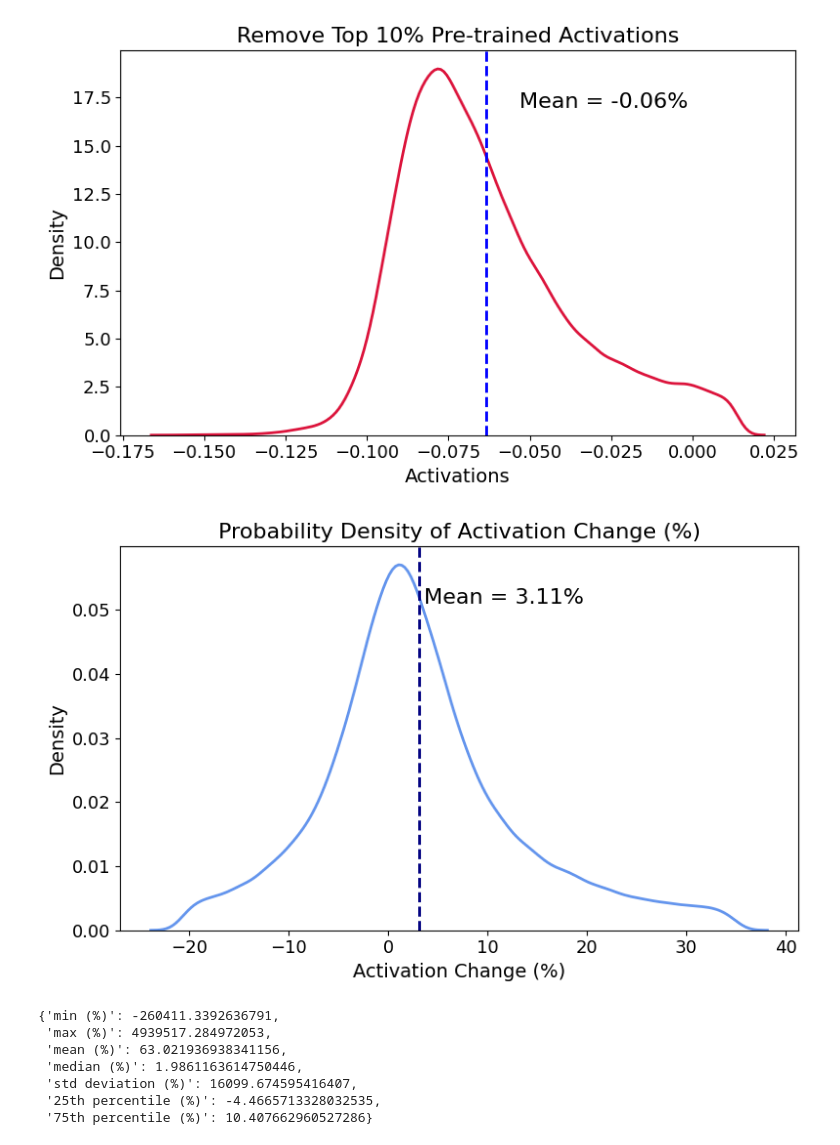
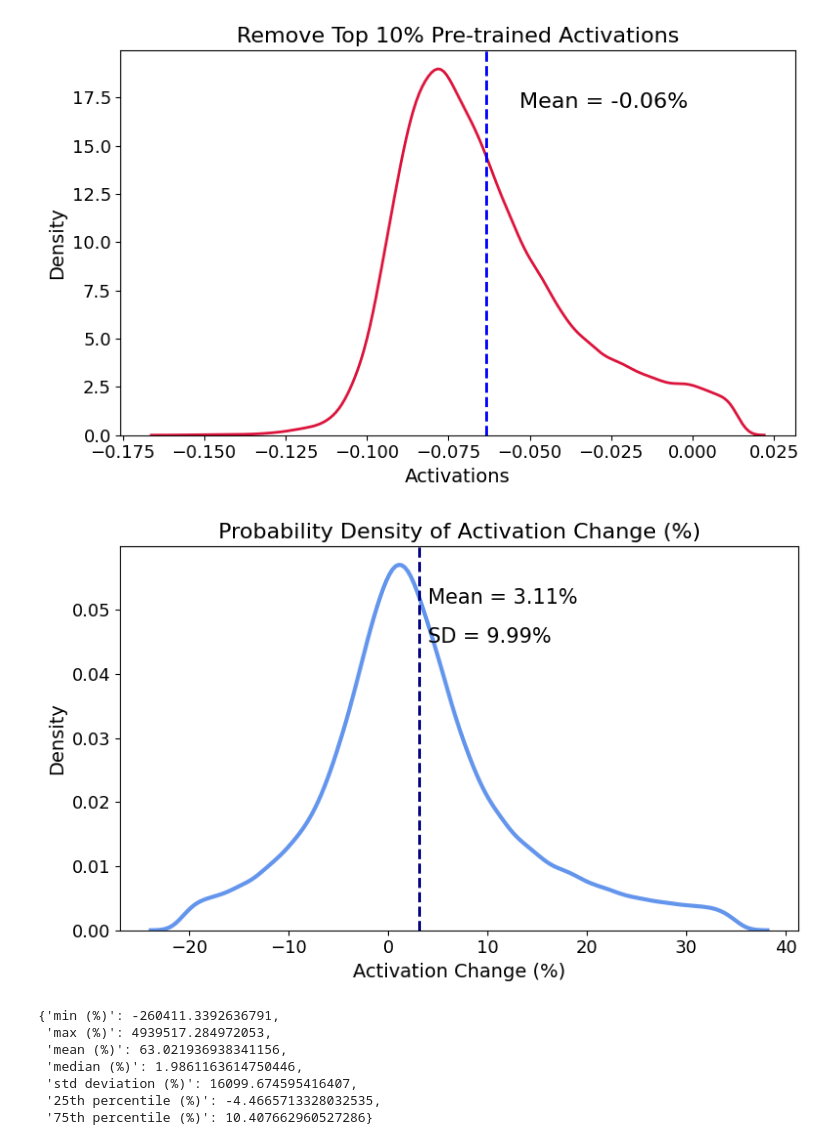
Before and after one commit to PamelaBha/MIB, a Jupyter notebook: toxicity/graphs/contribution_plot_gpt2.ipynb, the cells around one changed output. Cells and saved outputs as stored; diff of their text form; code cells hidden in the pictures.

```diff
--- a/toxicity/graphs/contribution_plot_gpt2.ipynb
+++ b/toxicity/graphs/contribution_plot_gpt2.ipynb
@@ -144,31 +144,27 @@ clipped = percentage_change[(percentage_change >= lower) & (percentage_change <=
 # %%
 mean_val = clipped.mean()
 std_val = clipped.std()
 
 plt.figure(figsize=(8, 5))
-sns.kdeplot(clipped, fill=False, color='cornflowerblue', linewidth=2)
+sns.kdeplot(clipped, fill=False, color='cornflowerblue', linewidth=3)
 
-# Mean line and label
+# Mean and sd line and label
 plt.axvline(mean_val, color='navy', linestyle='--', linewidth=2)
-plt.text(mean_val + 0.5, plt.ylim()[1] * 0.85,
-         f'Mean = {mean_val:.2f}%', color='black', fontsize=16)
-
-# SD lines and label
-# plt.axvline(mean_val - std_val, color='gray', linestyle='-.', linewidth=1.5)
-# plt.axvline(mean_val + std_val, color='gray', linestyle='-.', linewidth=1.5)
-# plt.text(mean_val + std_val + 0.5, plt.ylim()[1] * 0.65,
-#          f'SD = {std_val:.2f}%', color='gray', fontsize=12)
+plt.text(mean_val + 0.9, plt.ylim()[1] * 0.85,
+         f'Mean = {mean_val:.2f}%', color='black', fontsize=15)
+plt.text(mean_val + 0.9, plt.ylim()[1] * 0.75,
+         f'SD = {std_val:.2f}%', color='black', fontsize=15)
 
 plt.title('Probability Density of Activation Change (%)', fontsize=16)
 plt.xlabel('Activation Change (%)', fontsize=14)
 plt.ylabel('Density', fontsize=14)
 plt.xticks(fontsize=13)
 plt.yticks(fontsize=13)
 plt.grid(False)
 plt.tight_layout()
 plt.show()
 # %% [output]
-[figure, old version]
+[figure, new version]
 # %%
 percentage_change = avg_activation_change * 100
 stats = {
```
Also changed, not shown: parts of 4 cells of this notebook, 10 other files.
